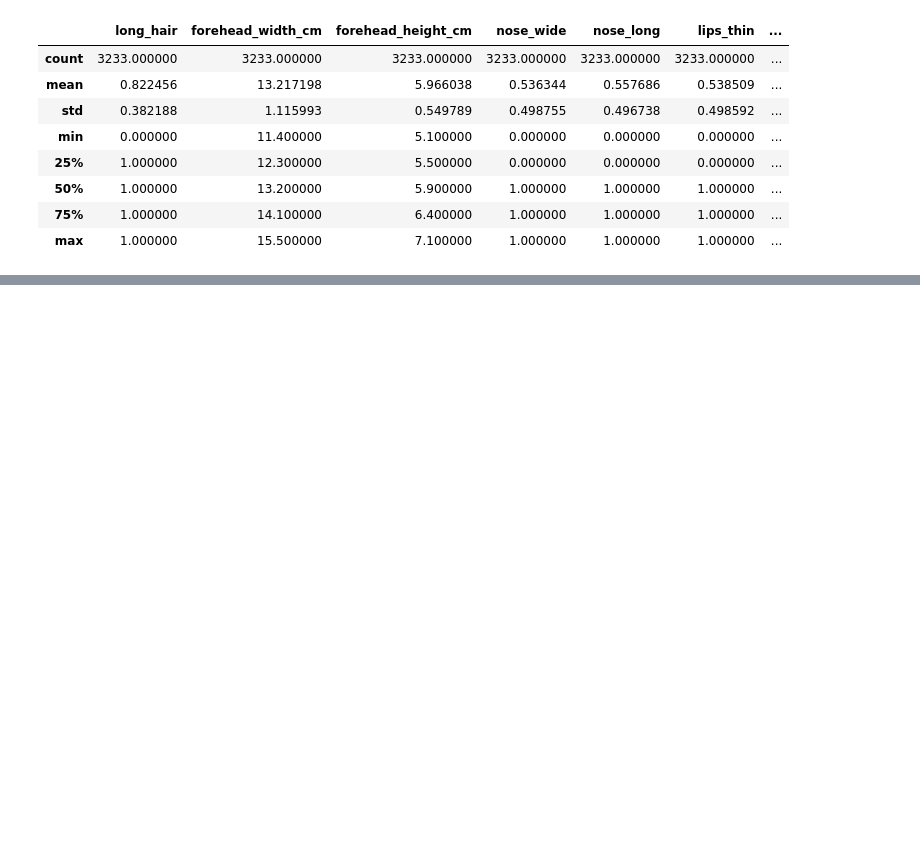
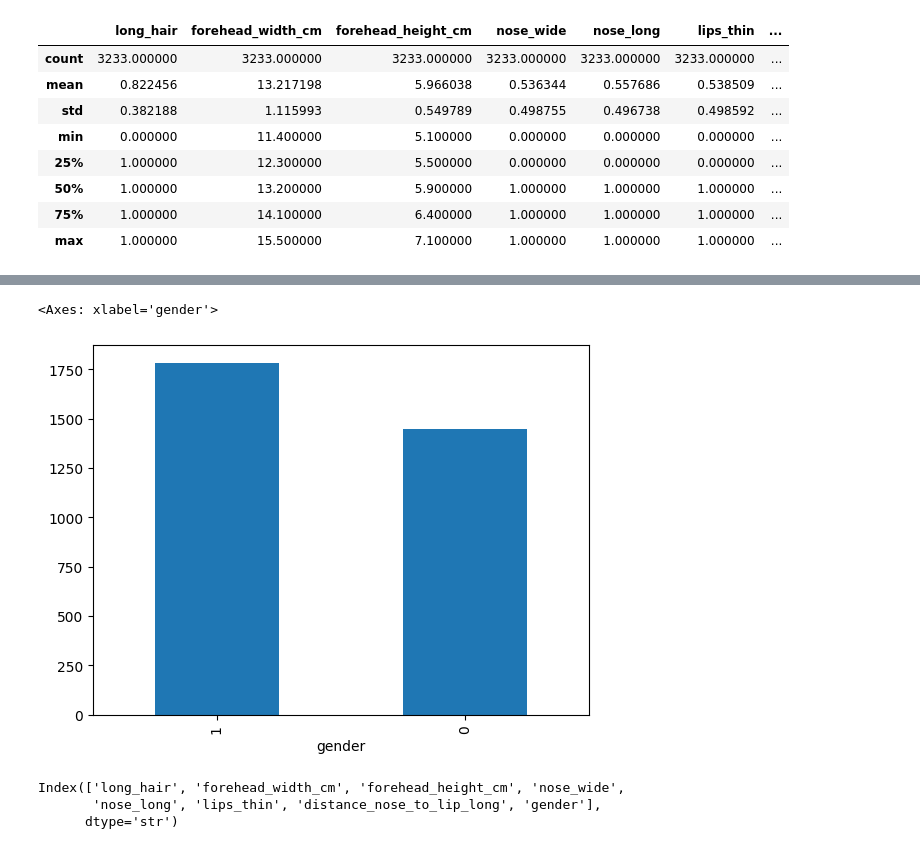
Before and after one commit to ebteshamul/logistic-regression, a Jupyter notebook: model.ipynb, the cells around one changed output, grey strips where cells are left out. Saved outputs shown, nothing was run; the diff lists cells and outputs as text; code cells hidden in the pictures; blank space fills up the shorter version.

```diff
--- a/model.ipynb
+++ b/model.ipynb
@@ -114,0 +138,11 @@ df.describe()
+# %%
+df["gender"].value_counts().plot(kind="bar")
+# %% [output]
+<Axes: xlabel='gender'>
+[figure, added]
+# %%
+df.columns
+# %% [output]
+Index(['long_hair', 'forehead_width_cm', 'forehead_height_cm', 'nose_wide',
+       'nose_long', 'lips_thin', 'distance_nose_to_lip_long', 'gender'],
+      dtype='str')
```
Also changed, not shown: parts of 6 cells of this notebook.
